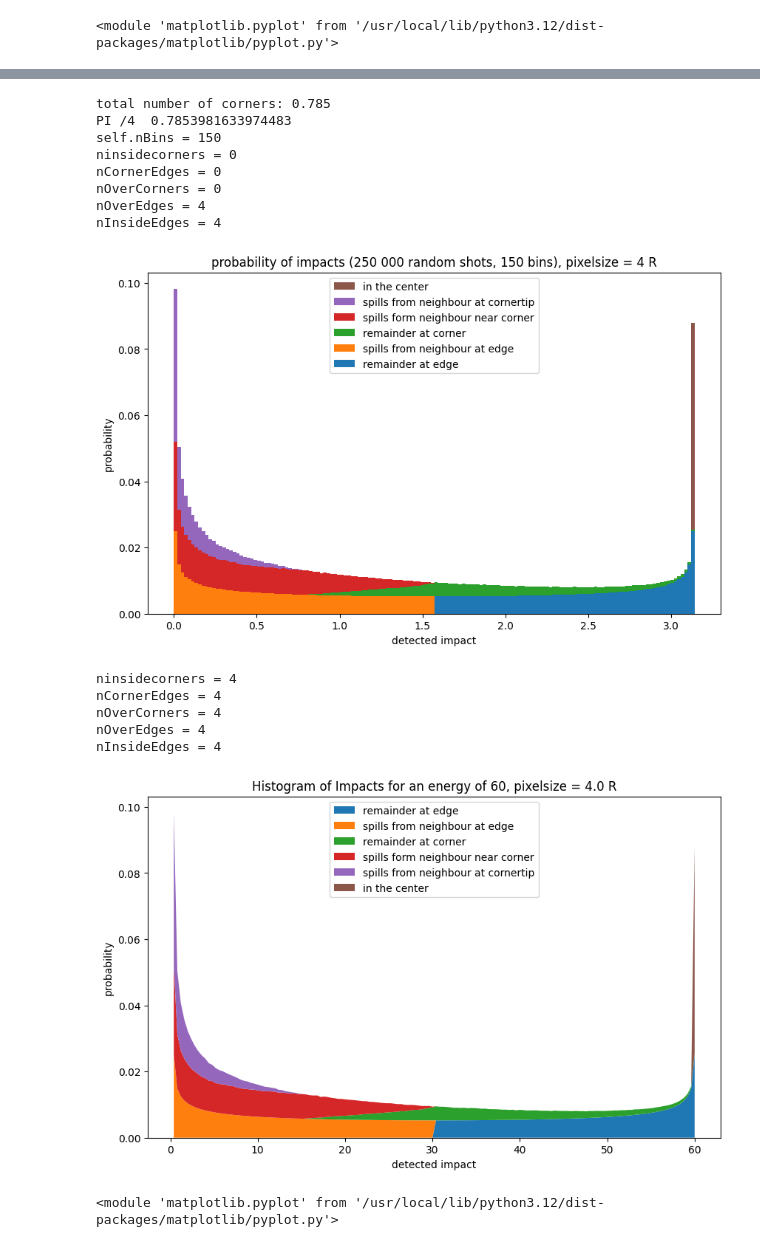
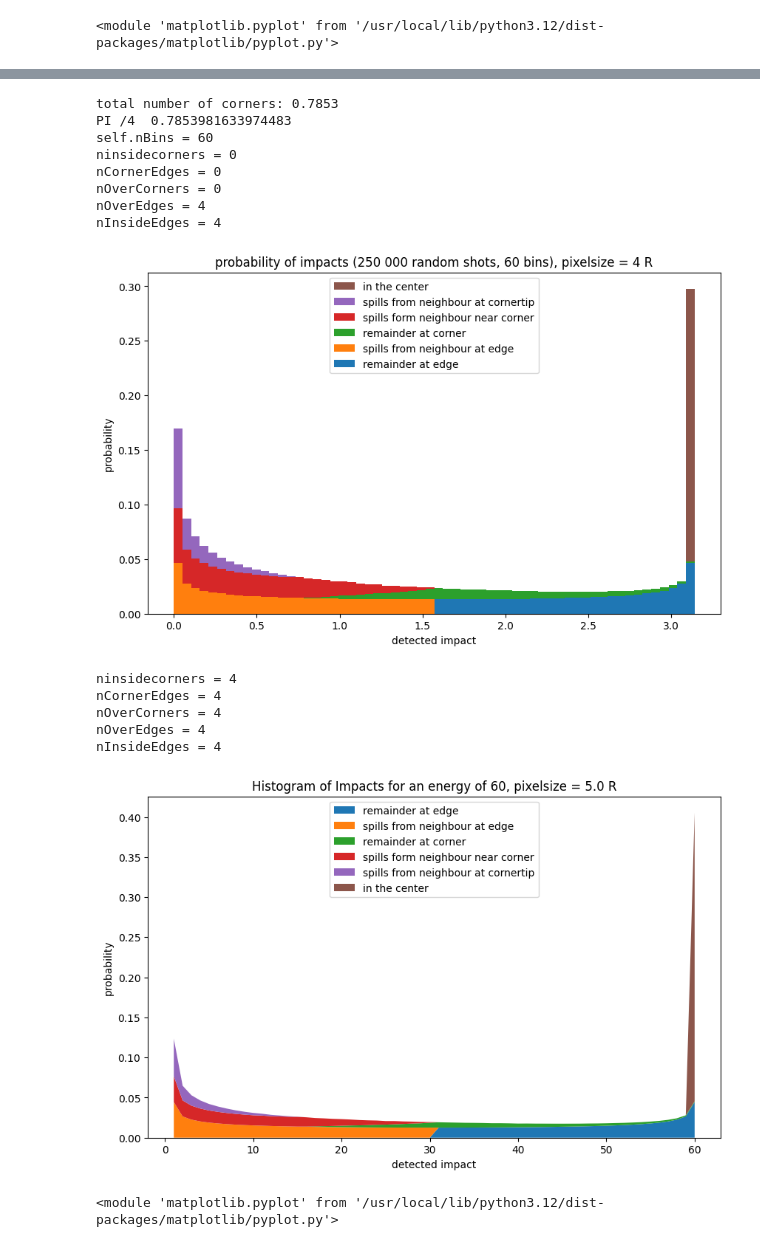
Before and after one commit to Nathanvanhimbergen/Med-Img, a Jupyter notebook: Task_4b.ipynb, the cells around one changed output, grey strips where cells are left out. Drawn from its saved outputs; the diff is of its cells as text; code cells hidden in the pictures.

Commit message:
error corrected in Task_4b
pixel.selectSeries attrributed  a wrong probability for impacts in the central region

```diff
--- a/Task_4b.ipynb
+++ b/Task_4b.ipynb
@@ -323,7 +323,8 @@ class pixel:
     if (1 == useCenter):
       y = np.zeros(self.proba_insideEdges.size)
       y[self.proba_insideEdges.size-1] = \
-      (radius/pixelWidth) *  (1 - 2 * radius/pixelWidth)**2
+      (1 - 2 * radius/pixelWidth)**2
+      # * (radius/pixelWidth) NO! leave this factor out
       series.append(y)
       labels.append("in the center")
 
@@ -478,36 +479,36 @@ nInsideEdges = 4
 [figure]
 <module 'matplotlib.pyplot' from '/usr/local/lib/python3.12/dist-packages/matplotlib/pyplot.py'>
 # %%
-myPixel = pixel(horResolution=500, verResolution = 500, nBins = 150)
+myPixel = pixel(horResolution=500, verResolution = 500, nBins = 60)
 
 myPixel.makeStackedHistograms(maxE=60,pixelWidth=400, type = "center",
                               nInsideCorners = 0, nCornerEdges =0 , nOverCorners = 0,
                         nOverEdges = 4, nInsideEdges = 4,
                         useCenter = 0 ,
-                        titel = "probability of impacts (250 000 random shots, 150 bins), pixelsize = 4 R")
+                        titel = "probability of impacts (250 000 random shots, 60 bins), pixelsize = 4 R")
 
 
-myPixel.makeStackedPlot(maxE= 60,pixelWidth=400, type = "center",
+myPixel.makeStackedPlot(maxE= 60,pixelWidth=500, type = "center",
                               nInsideCorners = 4, nCornerEdges =4 , nOverCorners = 4,
                         nOverEdges = 4, nInsideEdges = 4,
                         useCenter = 0)
                         #titel = "probability of impacts (250 000 random shots, 150 bins), pixelsize = 4 R")
 # %% [output]
-total number of corners: 0.785
+total number of corners: 0.7853
 PI /4  0.7853981633974483
-self.nBins = 150
+self.nBins = 60
 ninsidecorners = 0
 nCornerEdges = 0
 nOverCorners = 0
 nOverEdges = 4
 nInsideEdges = 4
-[figure, old version]
+[figure, new version]
 ninsidecorners = 4
 nCornerEdges = 4
 nOverCorners = 4
 nOverEdges = 4
 nInsideEdges = 4
-[figure, old version]
+[figure, new version]
 <module 'matplotlib.pyplot' from '/usr/local/lib/python3.12/dist-packages/matplotlib/pyplot.py'>
 # %%
 
```
Also changed, not shown: parts of 3 cells of this notebook, 1 other file.
